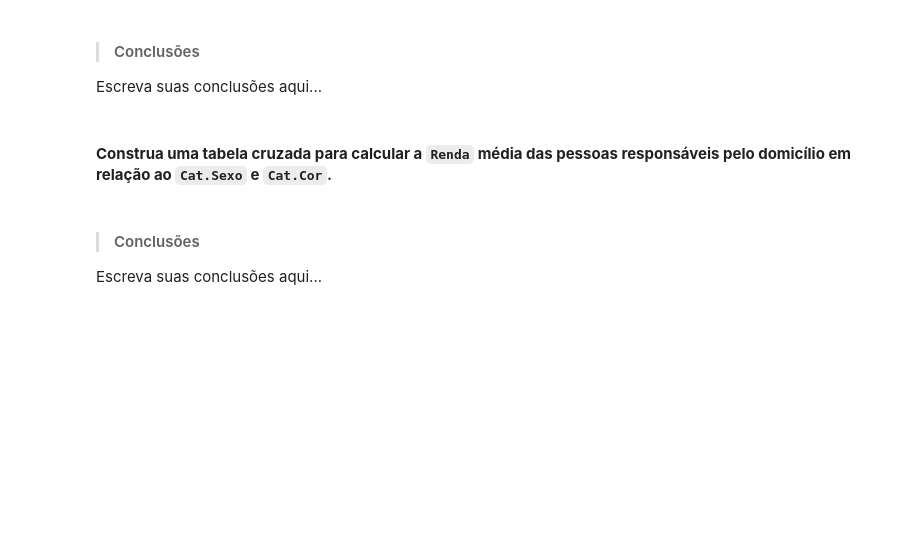
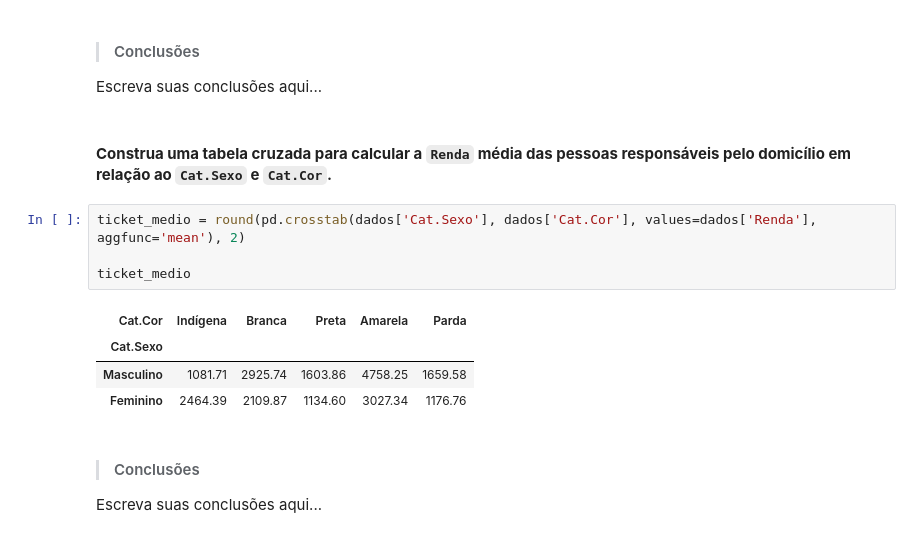
Before and after one commit to TheGabrielVieira/estatistica-python-frequencias-medidas, a Jupyter notebook: desafios/Desafios.ipynb, the cells around one changed output. Saved outputs shown, nothing was run; the diff lists cells and outputs as text; blank space fills up the shorter version.

```diff
--- a/desafios/Desafios.ipynb
+++ b/desafios/Desafios.ipynb
@@ -362,6 +410,15 @@ Vamos prosseguir no treinamento, agora identificando o perfil das pessoas respon
 Escreva suas conclusões aqui...
 # %% [markdown]
 #### **Construa uma tabela cruzada para calcular a `Renda` média das pessoas responsáveis pelo domicílio em relação ao `Cat.Sexo` e `Cat.Cor`.**
+# %%
+ticket_medio = round(pd.crosstab(dados['Cat.Sexo'], dados['Cat.Cor'], values=dados['Renda'], aggfunc='mean'), 2)
+
+ticket_medio
+# %% [output]
+| Cat.Cor | Indígena | Branca | Preta | Amarela | Parda |
+| Cat.Sexo |  |  |  |  |  |
+| Masculino | 1081.71 | 2925.74 | 1603.86 | 4758.25 | 1659.58 |
+| Feminino | 2464.39 | 2109.87 | 1134.60 | 3027.34 | 1176.76 |
 # %% [markdown]
 > #### Conclusões
 
```
Also changed, not shown: parts of 6 cells of this notebook, 1 other file.
